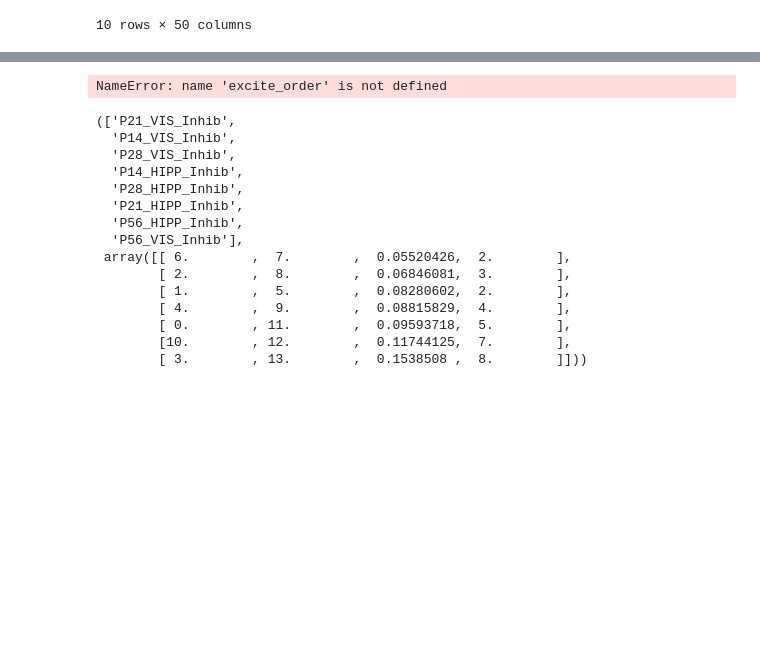
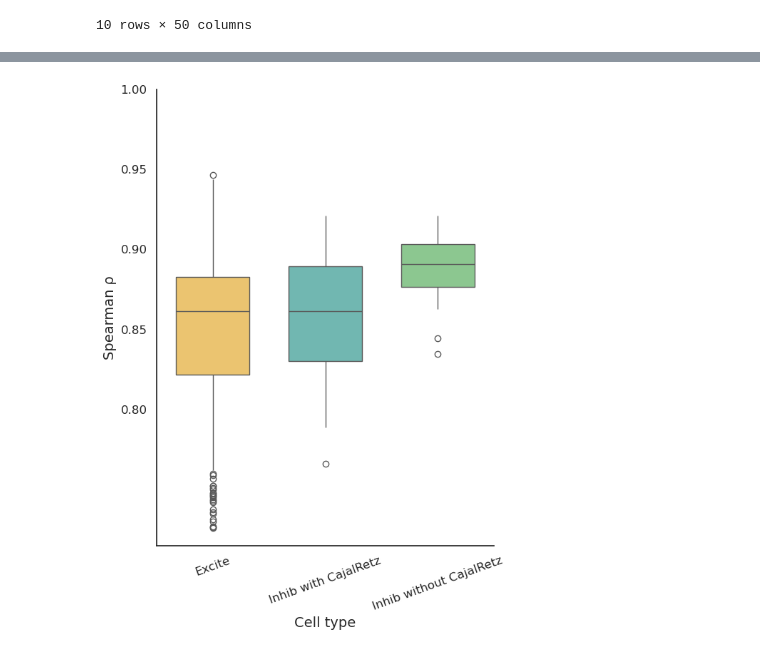
Before and after one commit to aimeenhile/fall25-csc-bioinf, a Jupyter notebook: final-project/src/exon_inclusion/analysis.ipynb, the cells around one changed output, grey strips where cells are left out. Cells and saved outputs as stored; diff of their text form; code cells hidden in the pictures; blank space fills up the shorter version.

```diff
--- a/final-project/src/exon_inclusion/analysis.ipynb
+++ b/final-project/src/exon_inclusion/analysis.ipynb
@@ -417,22 +340,45 @@ row_order
-# %%
-excite_order, Z_excite
-# %% [output]
-NameError: name 'excite_order' is not defined
-# %%
-inhib_order, Z_inhib
-# %% [output]
-(['P21_VIS_Inhib',
-  'P14_VIS_Inhib',
-  'P28_VIS_Inhib',
-  'P14_HIPP_Inhib',
-  'P28_HIPP_Inhib',
-  'P21_HIPP_Inhib',
-  'P56_HIPP_Inhib',
-  'P56_VIS_Inhib'],
- array([[ 6.        ,  7.        ,  0.05520426,  2.        ],
-        [ 2.        ,  8.        ,  0.06846081,  3.        ],
-        [ 1.        ,  5.        ,  0.08280602,  2.        ],
-        [ 4.        ,  9.        ,  0.08815829,  4.        ],
-        [ 0.        , 11.        ,  0.09593718,  5.        ],
-        [10.        , 12.        ,  0.11744125,  7.        ],
-        [ 3.        , 13.        ,  0.1538508 ,  8.        ]]))
+# %%
+df_4b = preprocess_subtype(CN_subtype)
+# %%
+import seaborn as sns
+import matplotlib.pyplot as plt
+
+cts_pal2 = {'Excite': '#ffcc5c', 'Inhib with CajalRetz': '#65c3ba', 'Inhib without CajalRetz': '#82d188'}
+
+bplot_label = {
+    "Excite": "Excite",
+    "Inh_wCR": "Inhib with CajalRetz",
+    "Inhib": "Inhib without CajalRetz"
+}
+
+bplot = df_4b.copy()
+bplot["Type"] = bplot["Type"].map(bplot_label)
+
+plt.figure(figsize=(6,8))
+
+sns.boxplot(
+    data=bplot,
+    x="Type",
+    y="CorValue",
+    hue="Type",
+    native_scale=True,
+    whis=1.0,
+    showcaps=False,
+    palette=cts_pal2,
+    width=0.65,
+)
+
+sns.despine()
+
+plt.xlabel("Cell type", fontsize=14)
+plt.ylabel("Spearman ρ", fontsize=14)
+
+plt.yticks([0.80, 0.85, 0.90, 0.95, 1.00], fontsize=12)
+plt.xticks(fontsize=12, rotation=20)
+
+plt.tight_layout()
+
+plt.savefig("../plots/boxplot.png", dpi=300, bbox_inches="tight")
+plt.show()
+# %% [output]
+[figure, added]
```
Also changed, not shown: parts of 5 cells of this notebook, 2 other files.
